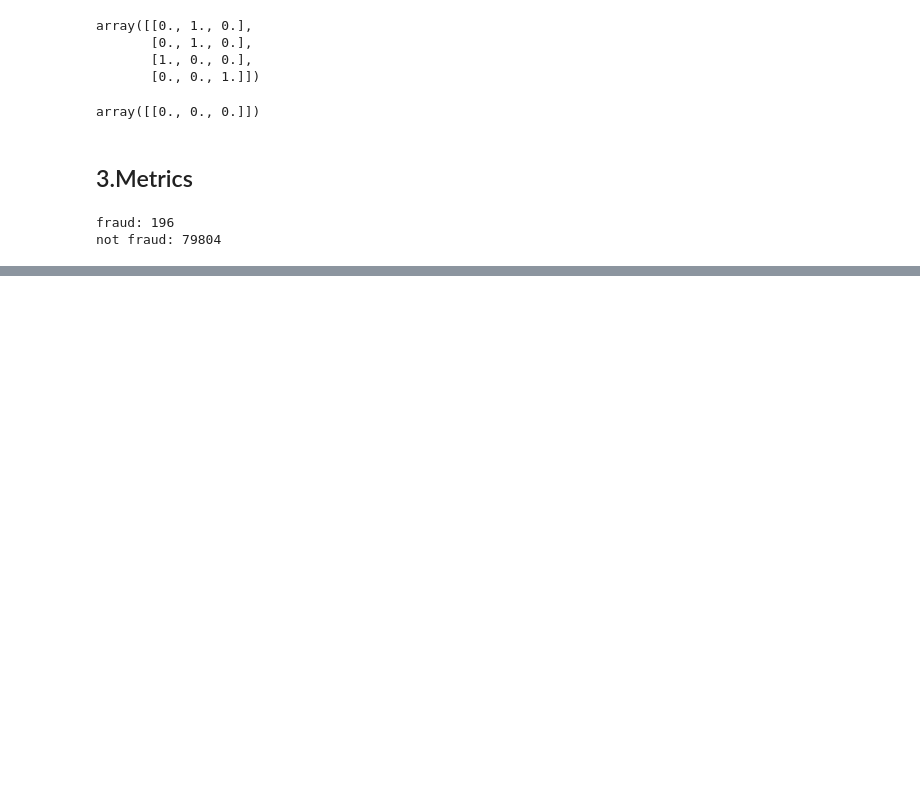
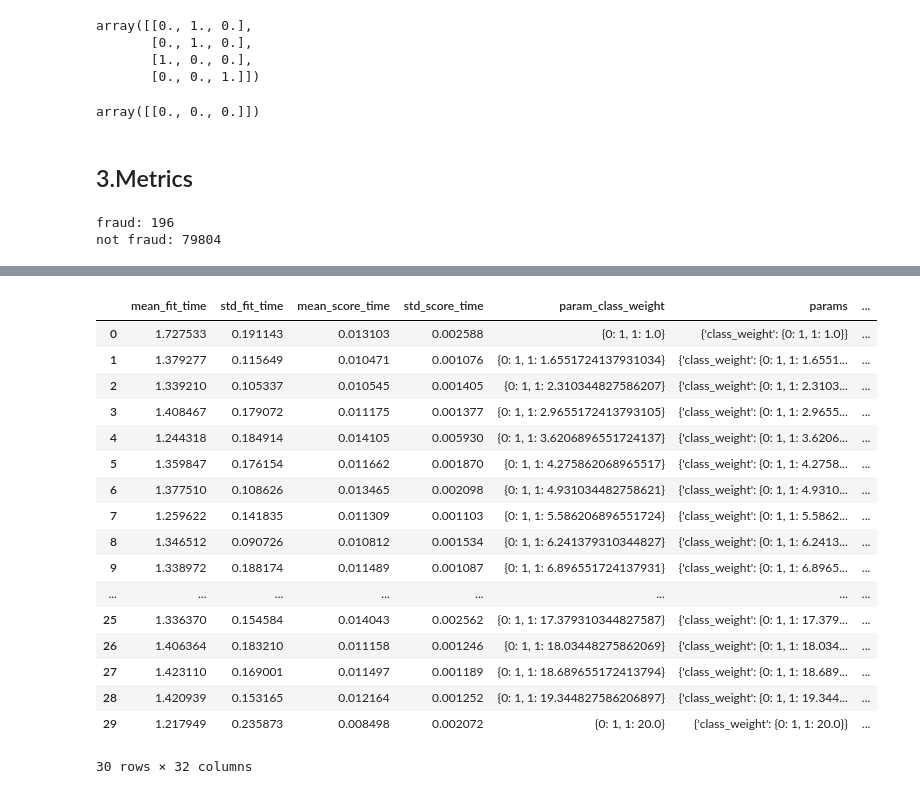
Before and after one commit to yoichiojima/scikit-learn-training, a Jupyter notebook: notebooks/sklearn-tutorial.ipynb, the cells around one changed output, grey strips where cells are left out. Saved outputs shown, nothing was run; the diff lists cells and outputs as text; code cells hidden in the pictures; blank space fills up the shorter version.

```diff
--- a/notebooks/sklearn-tutorial.ipynb
+++ b/notebooks/sklearn-tutorial.ipynb
@@ -286,0 +316,43 @@ pd.DataFrame(grid.fit(X, y).cv_results_)
+# %%
+from sklearn.model_selection import GridSearchCV
+from sklearn.metrics import precision_score, recall_score, make_scorer
+
+grid = GridSearchCV(
+    estimator = LogisticRegression(max_iter = 1000),
+    param_grid = {
+        'class_weight': [{0: 1, 1: v} for v in np.linspace(1, 20, 30)]
+    },
+    # use precision and recall as metrics
+    # use make_scorer to convert the function to a scorer
+    scoring = {
+        'precision': make_scorer(precision_score),
+        'recall': make_scorer(recall_score)
+    },
+    # optimise over precision
+    refit = 'precision',
+    cv = 10,
+    n_jobs = -1,
+)
+
+grid.fit(X, y)
+
+pd.DataFrame(grid.cv_results_)
+# %% [output]
+|  | mean_fit_time | std_fit_time | mean_score_time | std_score_time | param_class_weight | params | ... |
+| 0 | 1.727533 | 0.191143 | 0.013103 | 0.002588 | {0: 1, 1: 1.0} | {'class_weight': {0: 1, 1: 1.0}} | ... |
+| 1 | 1.379277 | 0.115649 | 0.010471 | 0.001076 | {0: 1, 1: 1.6551724137931034} | {'class_weight': {0: 1, 1: 1.6551... | ... |
+| 2 | 1.339210 | 0.105337 | 0.010545 | 0.001405 | {0: 1, 1: 2.310344827586207} | {'class_weight': {0: 1, 1: 2.3103... | ... |
+| 3 | 1.408467 | 0.179072 | 0.011175 | 0.001377 | {0: 1, 1: 2.9655172413793105} | {'class_weight': {0: 1, 1: 2.9655... | ... |
+| 4 | 1.244318 | 0.184914 | 0.014105 | 0.005930 | {0: 1, 1: 3.6206896551724137} | {'class_weight': {0: 1, 1: 3.6206... | ... |
+| 5 | 1.359847 | 0.176154 | 0.011662 | 0.001870 | {0: 1, 1: 4.275862068965517} | {'class_weight': {0: 1, 1: 4.2758... | ... |
+| 6 | 1.377510 | 0.108626 | 0.013465 | 0.002098 | {0: 1, 1: 4.931034482758621} | {'class_weight': {0: 1, 1: 4.9310... | ... |
+| 7 | 1.259622 | 0.141835 | 0.011309 | 0.001103 | {0: 1, 1: 5.586206896551724} | {'class_weight': {0: 1, 1: 5.5862... | ... |
+| 8 | 1.346512 | 0.090726 | 0.010812 | 0.001534 | {0: 1, 1: 6.241379310344827} | {'class_weight': {0: 1, 1: 6.2413... | ... |
+| 9 | 1.338972 | 0.188174 | 0.011489 | 0.001087 | {0: 1, 1: 6.896551724137931} | {'class_weight': {0: 1, 1: 6.8965... | ... |
+| ... | ... | ... | ... | ... | ... | ... | ... |
+| 25 | 1.336370 | 0.154584 | 0.014043 | 0.002562 | {0: 1, 1: 17.379310344827587} | {'class_weight': {0: 1, 1: 17.379... | ... |
+| 26 | 1.406364 | 0.183210 | 0.011158 | 0.001246 | {0: 1, 1: 18.03448275862069} | {'class_weight': {0: 1, 1: 18.034... | ... |
+| 27 | 1.423110 | 0.169001 | 0.011497 | 0.001189 | {0: 1, 1: 18.689655172413794} | {'class_weight': {0: 1, 1: 18.689... | ... |
+| 28 | 1.420939 | 0.153165 | 0.012164 | 0.001252 | {0: 1, 1: 19.344827586206897} | {'class_weight': {0: 1, 1: 19.344... | ... |
+| 29 | 1.217949 | 0.235873 | 0.008498 | 0.002072 | {0: 1, 1: 20.0} | {'class_weight': {0: 1, 1: 20.0}} | ... |
+30 rows × 32 columns
```
Also changed, not shown: parts of 11 cells of this notebook.
